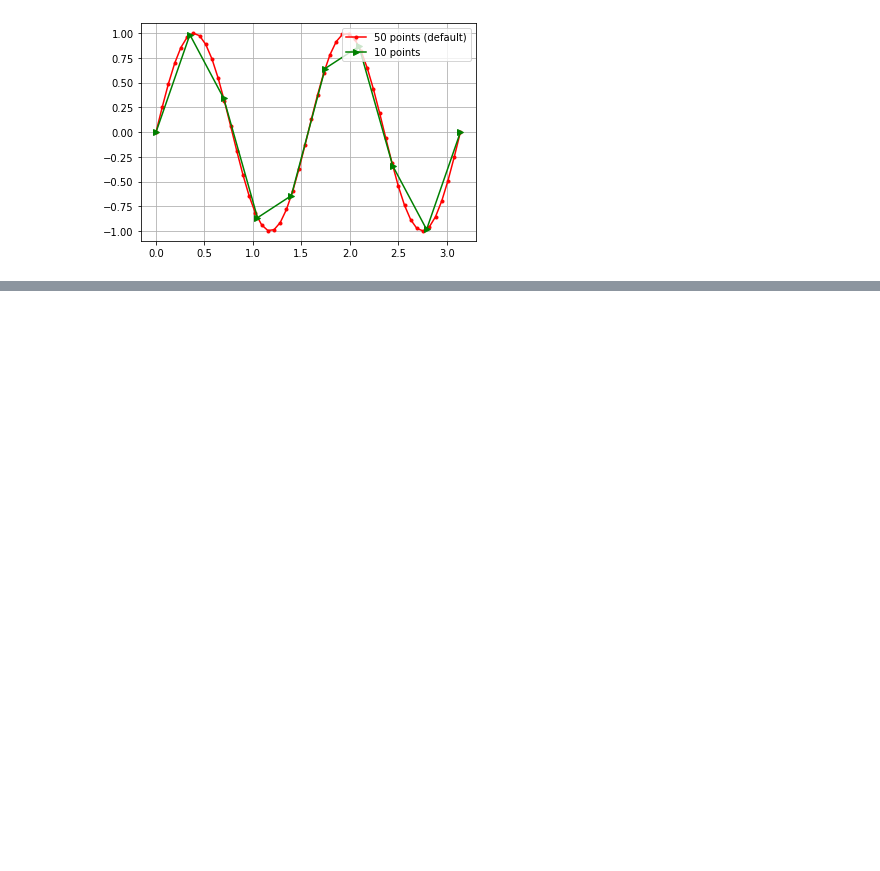
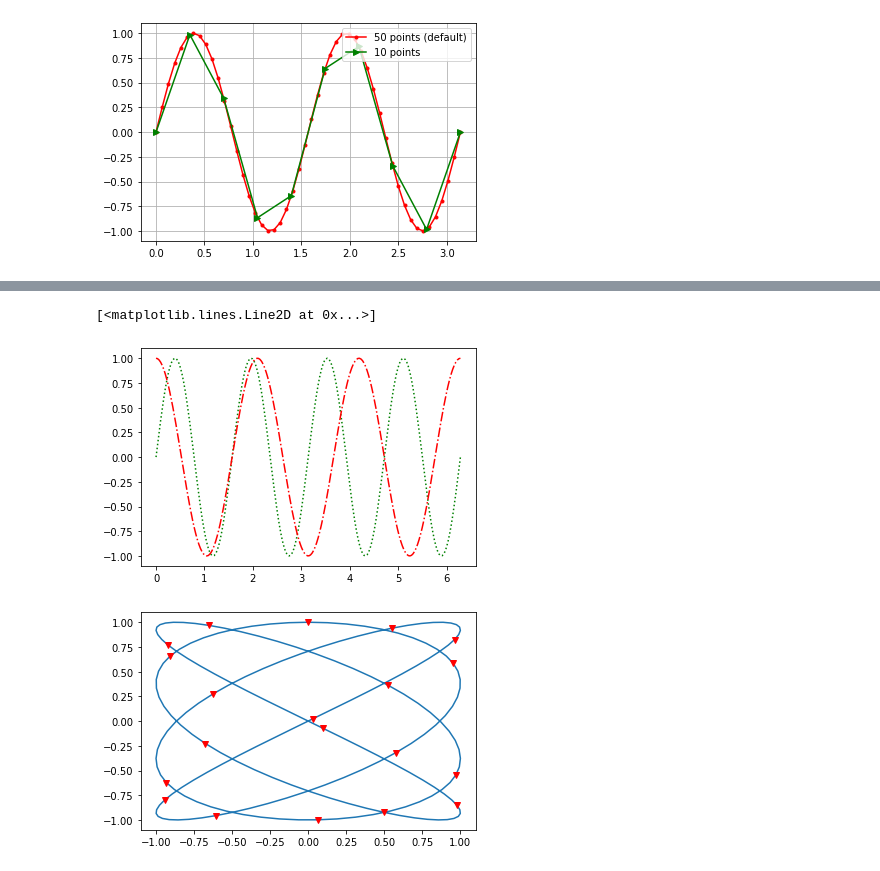
Before and after one commit to lfmartins/introduction-to-computational-mathematics, a Jupyter notebook: 09-matplotlib-intro.ipynb, the cells around one changed output, grey strips where cells are left out. Saved outputs shown, nothing was run; the diff lists cells and outputs as text; code cells hidden in the pictures; blank space fills up the shorter version.

```diff
--- a/09-matplotlib-intro.ipynb
+++ b/09-matplotlib-intro.ipynb
@@ -158,0 +174,17 @@ plt.grid()
+# %%
+x=np.linspace(0,2*np.pi,200)
+y1=np.sin(4*x)
+y2=np.cos(3*x)
+
+plt.figure(1)
+plt.plot(x,y1,':g') #
+plt.plot(x,y2,'-.r')
+
+
+plt.figure(2)
+plt.plot(y1,y2)
+plt.plot(y1[0:-1:10],y2[0:-1:10],'vr')
+# %% [output]
+[<matplotlib.lines.Line2D at 0x...>]
+[figure, added]
+[figure, added]
```
Also changed, not shown: parts of 11 cells of this notebook.
